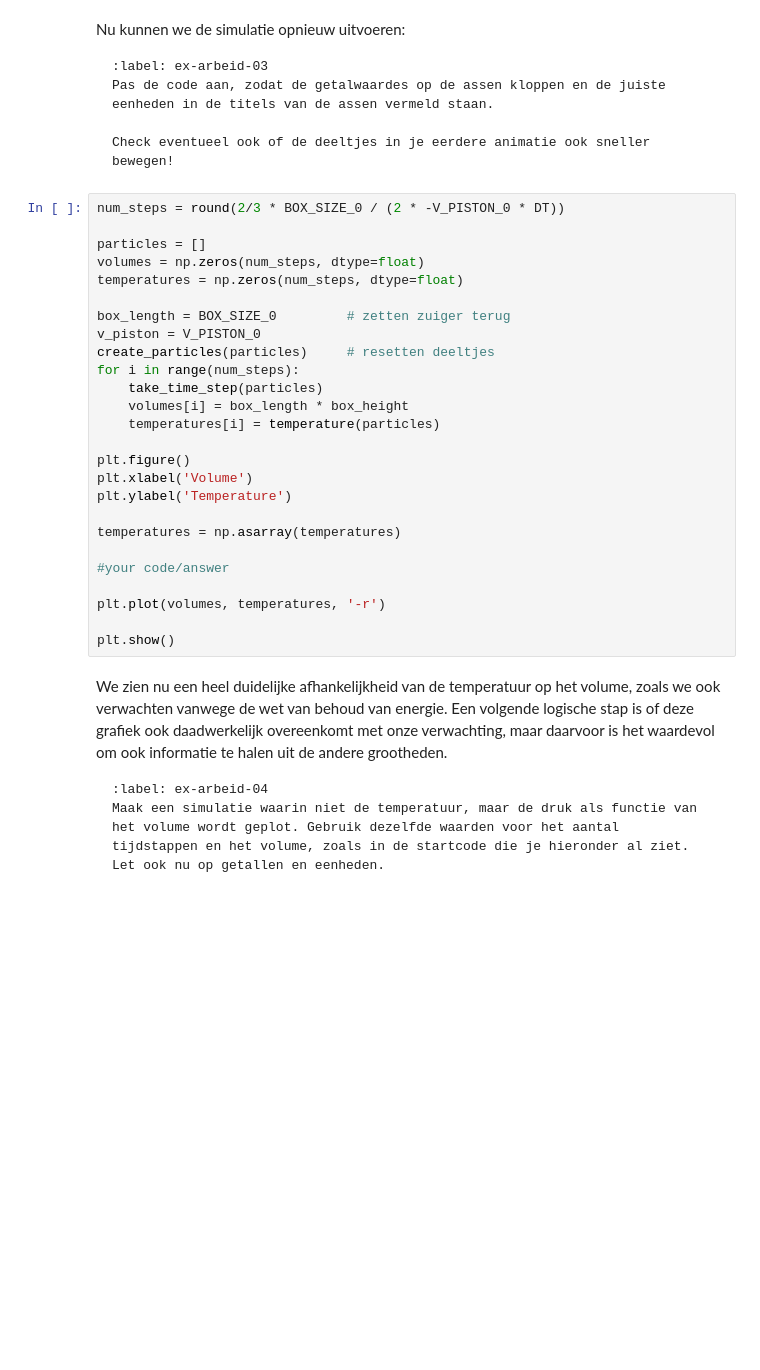
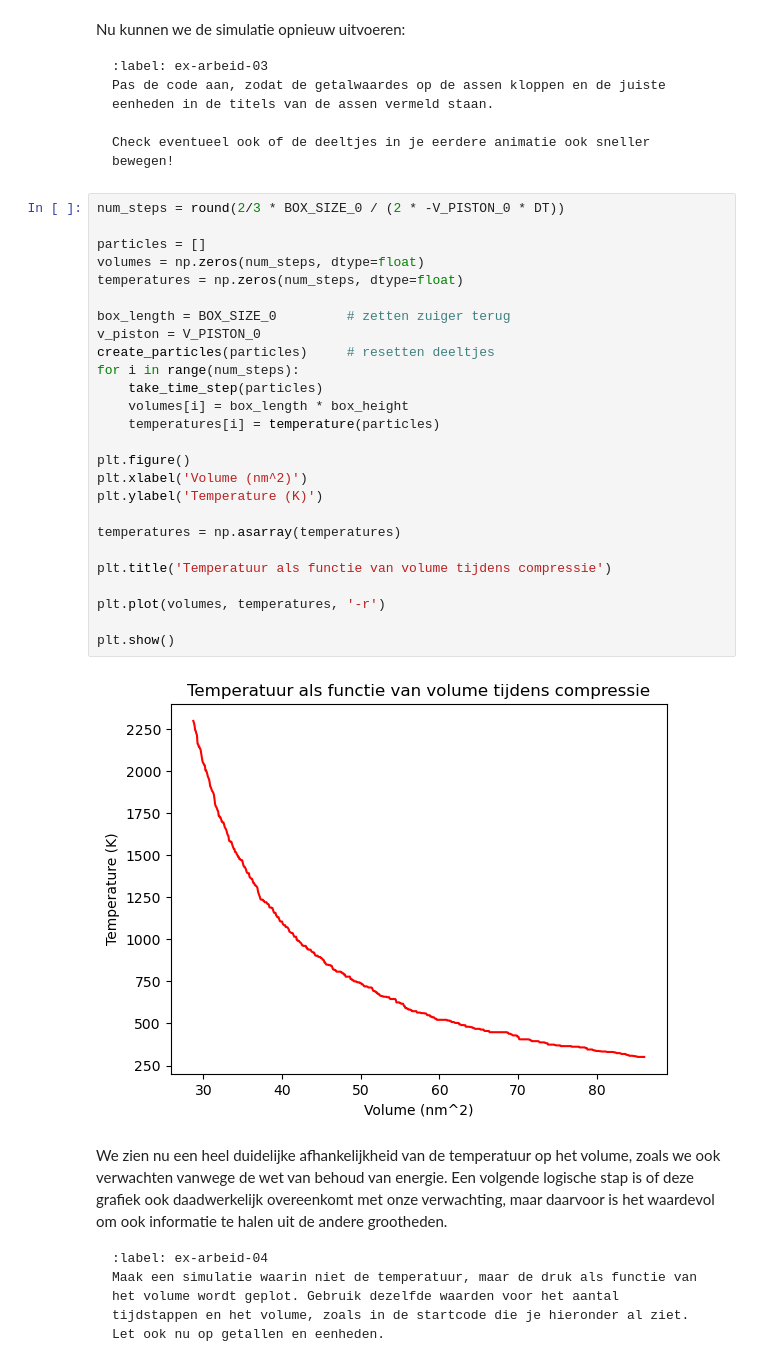
Before and after one commit to Jz-Mo/thermolab, a Jupyter notebook: Content/PySim/7_arbeid.ipynb, the cells around one changed output. Saved outputs shown, nothing was run; the diff lists cells and outputs as text; blank space fills up the shorter version.

```diff
--- a/Content/PySim/7_arbeid.ipynb
+++ b/Content/PySim/7_arbeid.ipynb
@@ -314,29 +285,31 @@ Check eventueel ook of de deeltjes in je eerdere animatie ook sneller bewegen!
 # %%
 num_steps = round(2/3 * BOX_SIZE_0 / (2 * -V_PISTON_0 * DT))
 
 particles = []
 volumes = np.zeros(num_steps, dtype=float)
 temperatures = np.zeros(num_steps, dtype=float)
 
 box_length = BOX_SIZE_0         # zetten zuiger terug
 v_piston = V_PISTON_0
 create_particles(particles)     # resetten deeltjes
 for i in range(num_steps):
     take_time_step(particles)
     volumes[i] = box_length * box_height
     temperatures[i] = temperature(particles)
 
 plt.figure()
-plt.xlabel('Volume')
-plt.ylabel('Temperature')
+plt.xlabel('Volume (nm^2)')
+plt.ylabel('Temperature (K)')
 
 temperatures = np.asarray(temperatures)
 
-#your code/answer
+plt.title('Temperatuur als functie van volume tijdens compressie')
 
 plt.plot(volumes, temperatures, '-r')
 
 plt.show()
+# %% [output]
+[figure, added]
 # %% [markdown]
 We zien nu een heel duidelijke afhankelijkheid van de temperatuur op het volume, zoals we ook verwachten vanwege de wet van behoud van energie. Een volgende logische stap is of deze grafiek ook daadwerkelijk overeenkomt met onze verwachting, maar daarvoor is het waardevol om ook informatie te halen uit de andere grootheden.
 
```
Also changed, not shown: parts of 14 cells of this notebook, 1 other file.
